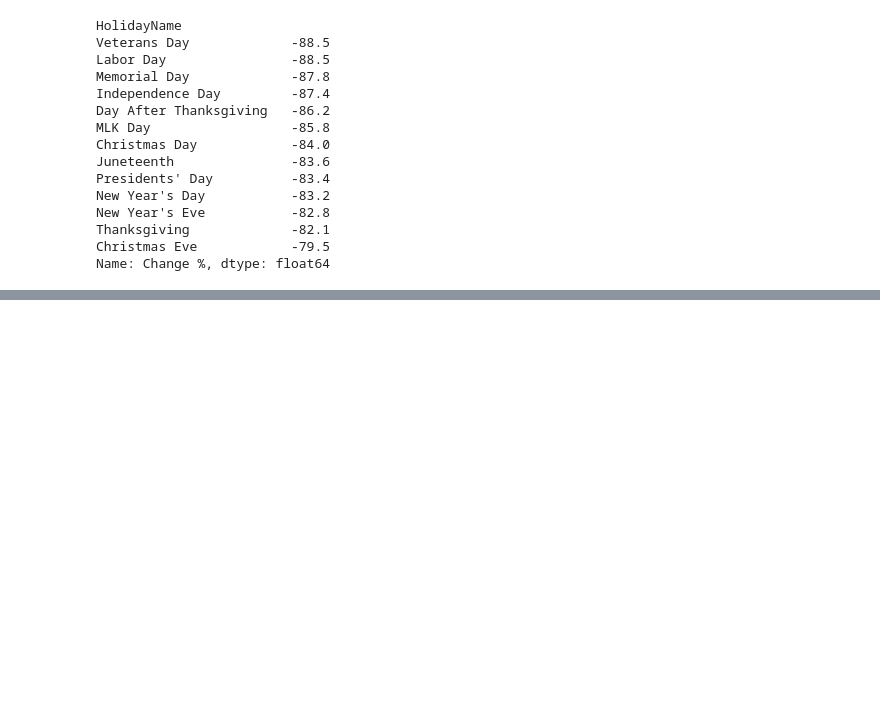
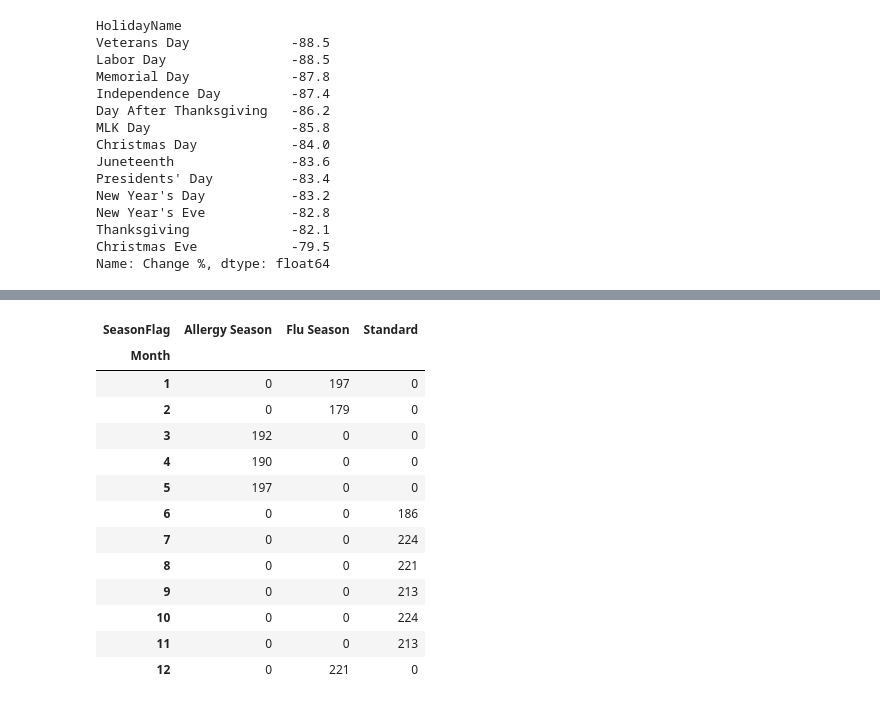
Before and after one commit to grandpacltn/nexora-forecasting, a Jupyter notebook: notebooks/eda.ipynb, the cells around one changed output, grey strips where cells are left out. Cells and saved outputs as stored; diff of their text form; code cells hidden in the pictures; blank space fills up the shorter version.

```diff
--- a/notebooks/eda.ipynb
+++ b/notebooks/eda.ipynb
@@ -399,0 +453,3 @@ Name: Change %, dtype: float64
+# %%
+season_by_date = df.groupby("Date")["SeasonFlag"].first()
+daily["SeasonFlag"] = daily["Date"].map(season_by_date)
@@ -399,0 +468,17 @@ Name: Change %, dtype: float64
+# %%
+pd.crosstab(daily["Month"], daily["SeasonFlag"])
+# %% [output]
+| SeasonFlag | Allergy Season | Flu Season | Standard |
+| Month |  |  |  |
+| 1 | 0 | 197 | 0 |
+| 2 | 0 | 179 | 0 |
+| 3 | 192 | 0 | 0 |
+| 4 | 190 | 0 | 0 |
+| 5 | 197 | 0 | 0 |
+| 6 | 0 | 0 | 186 |
+| 7 | 0 | 0 | 224 |
+| 8 | 0 | 0 | 221 |
+| 9 | 0 | 0 | 213 |
+| 10 | 0 | 0 | 224 |
+| 11 | 0 | 0 | 213 |
+| 12 | 0 | 221 | 0 |
```
Also changed, not shown: parts of 11 cells of this notebook, 2 other files.
